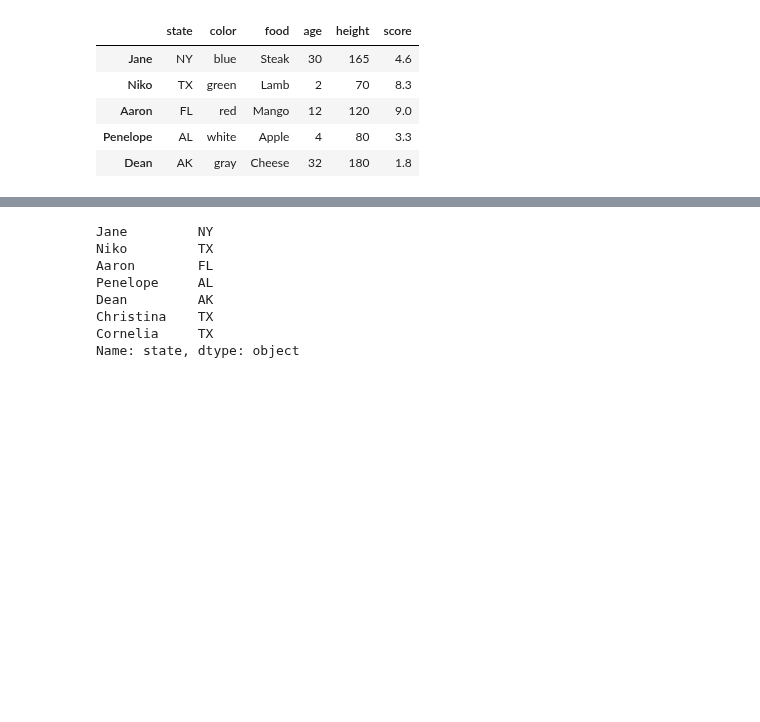
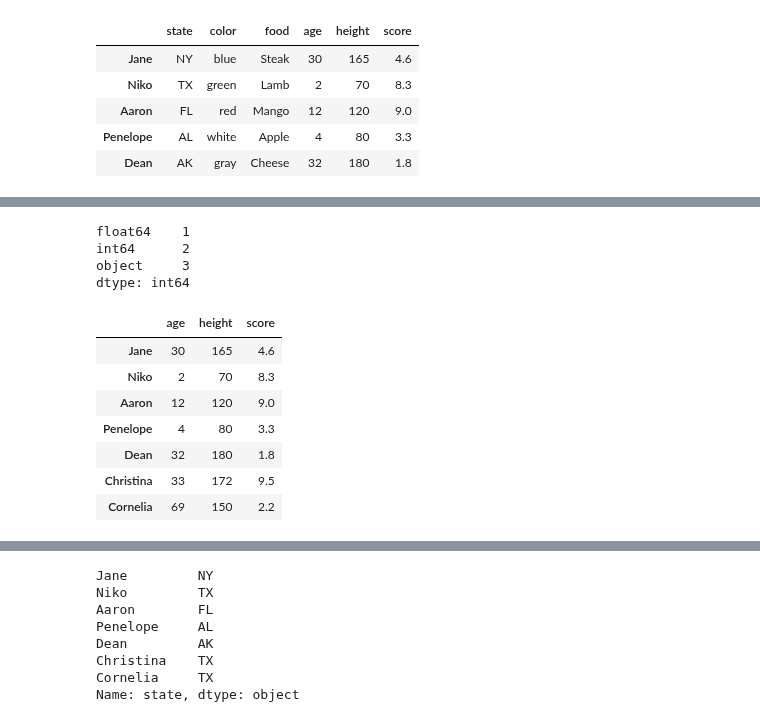
Before and after one commit to mayankkaizen/jupyter-notebooks, a Jupyter notebook: ML and DS/Pandas.ipynb, the cells around one changed output, grey strips where cells are left out. Cells and saved outputs as stored; diff of their text form; code cells hidden in the pictures; blank space fills up the shorter version.

```diff
--- a/ML and DS/Pandas.ipynb
+++ b/ML and DS/Pandas.ipynb
@@ -203,0 +332,18 @@ df.head()
+# %%
+df.get_dtype_counts()
+# %% [output]
+float64    1
+int64      2
+object     3
+dtype: int64
+# %%
+df.select_dtypes(include = ['number']) #all numeric types
+# %% [output]
+|  | age | height | score |
+| Jane | 30 | 165 | 4.6 |
+| Niko | 2 | 70 | 8.3 |
+| Aaron | 12 | 120 | 9.0 |
+| Penelope | 4 | 80 | 3.3 |
+| Dean | 32 | 180 | 1.8 |
+| Christina | 33 | 172 | 9.5 |
+| Cornelia | 69 | 150 | 2.2 |
```
Also changed, not shown: parts of 137 cells of this notebook, 8 other files.
